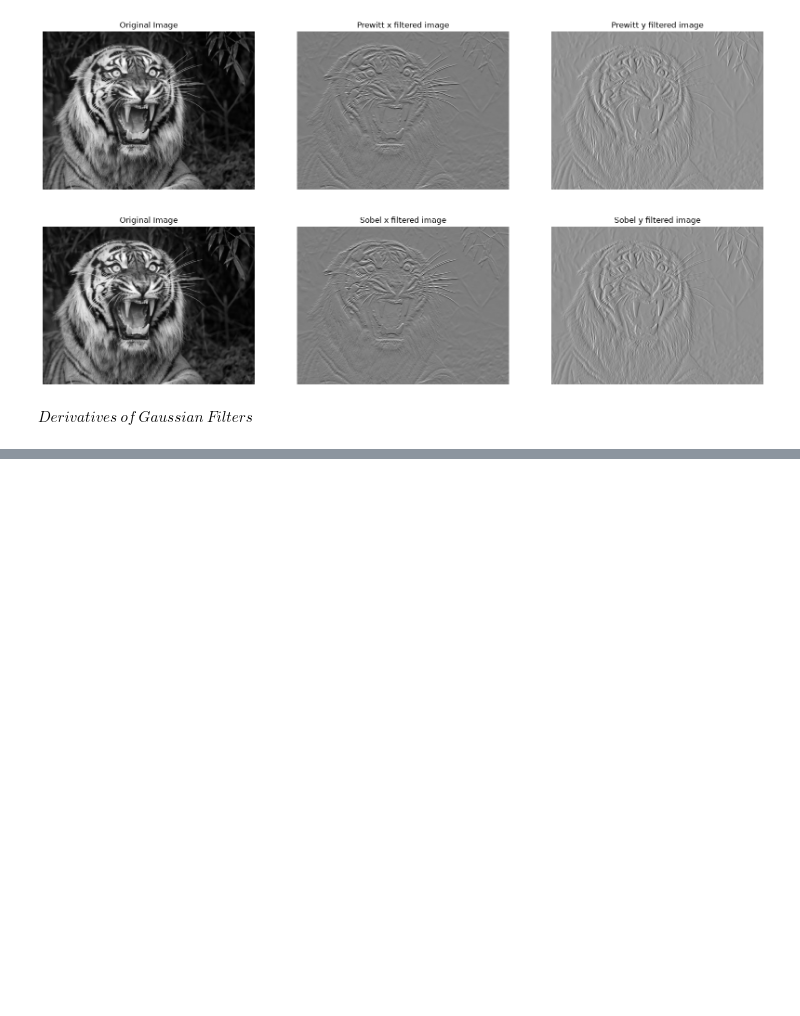
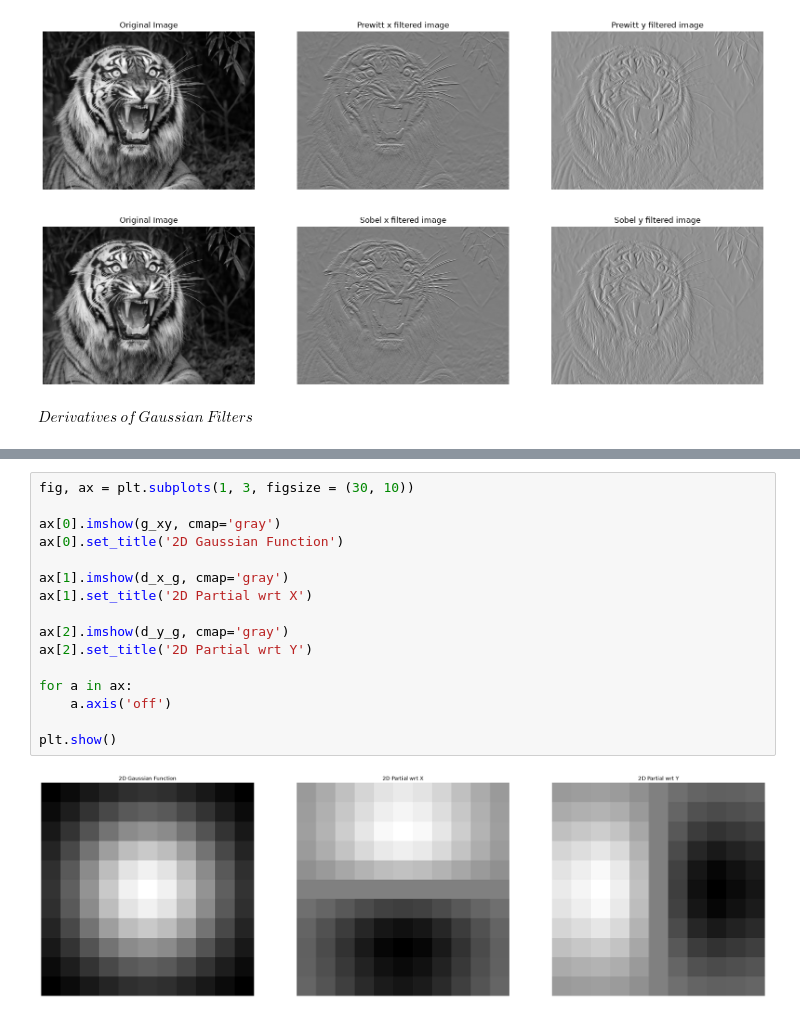
Before and after one commit to codingNR29/Image-processing, a Jupyter notebook: 04 Edges, Corners and Blobs.ipynb, the cells around one changed output, grey strips where cells are left out. Drawn from its saved outputs; the diff is of its cells as text; blank space fills up the shorter version.

```diff
--- a/04 Edges, Corners and Blobs.ipynb
+++ b/04 Edges, Corners and Blobs.ipynb
@@ -86,0 +87,18 @@ plt.show()
+# %%
+fig, ax = plt.subplots(1, 3, figsize = (30, 10))
+
+ax[0].imshow(g_xy, cmap='gray')
+ax[0].set_title('2D Gaussian Function')
+
+ax[1].imshow(d_x_g, cmap='gray')
+ax[1].set_title('2D Partial wrt X')
+
+ax[2].imshow(d_y_g, cmap='gray')
+ax[2].set_title('2D Partial wrt Y')
+
+for a in ax:
+    a.axis('off')
+
+plt.show()
+# %% [output]
+[figure, added]
```
Also changed, not shown: parts of 2 cells of this notebook.
